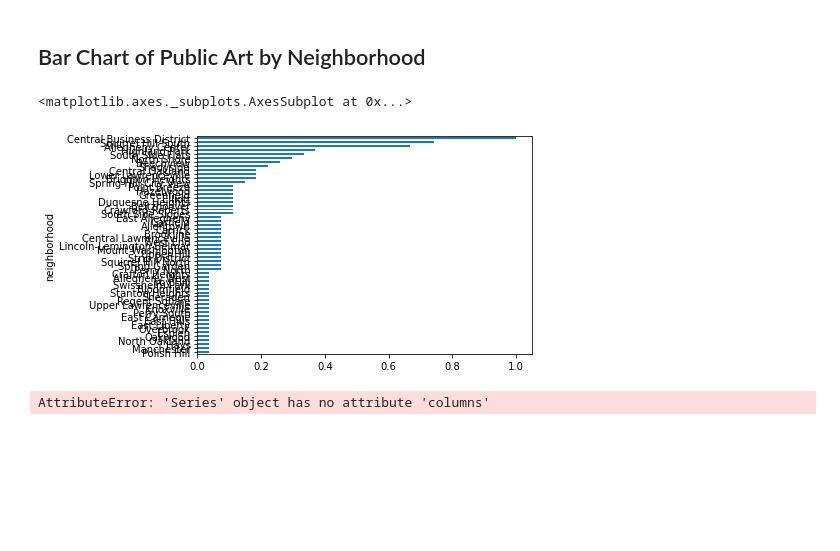
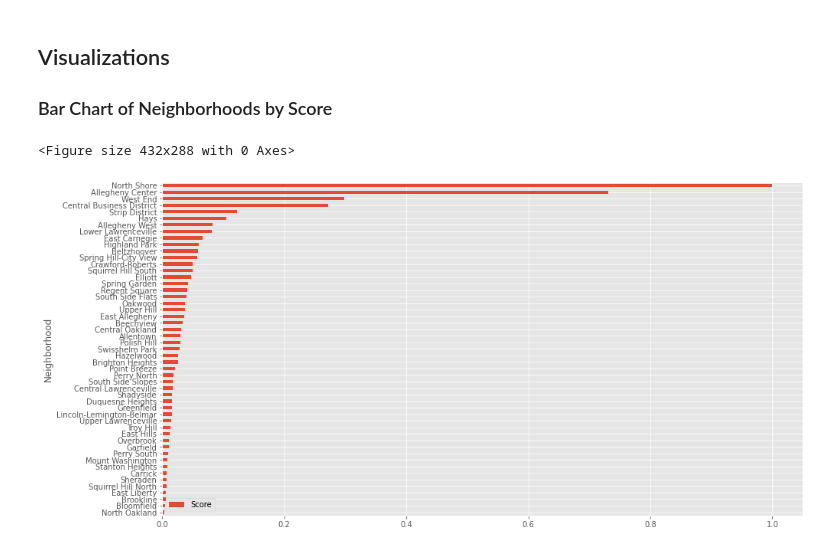
Before and after one commit to jlgingrich/cmpinf0010-final-project, a Jupyter notebook: Liam_Notebook.ipynb, the cells around one changed output. Cells and saved outputs as stored; diff of their text form; code cells hidden in the pictures; blank space fills up the shorter version.

```diff
--- a/Liam_Notebook.ipynb
+++ b/Liam_Notebook.ipynb
@@ -2,0 +31,6 @@
+# %%
+url = "https://data.wprdc.org/datastore/dump/00d74e83-8a23-486e-841b-286e1332a151"
+public_art_data = pd.read_csv(url)
+public_art_data = public_art_data[["neighborhood","art_type","latitude","longitude"]]
+public_art_data.columns.values[:] = ["Neighborhood","Art Type","Latitude","Longitude"]
+public_art_data.head()
@@ -29,0 +64,2 @@ public_art_data = pd.read_csv(url)
+# %%
+public_art_data = public_art_data[public_art_data["Art Type"] != "Non-City Owned"]
@@ -29,0 +72,5 @@ public_art_data = pd.read_csv(url)
+# %%
+art_data_counts = public_art_data.groupby(["Neighborhood"]).size().to_frame().reset_index().rename(columns={0:"Count"})
+combined_data = population_data.merge(art_data_counts, how="left").fillna(0)
+combined_data["Weight"] = combined_data["Count"]/combined_data["Population"]
+combined_data.head()
@@ -29,0 +86,4 @@ public_art_data = pd.read_csv(url)
+# %%
+combined_data["Score"] = (combined_data["Weight"] / combined_data["Weight"].max())
+combined_data.to_csv("data.csv")
+combined_data.head()
@@ -30,2 +97,4 @@ public_art_data = pd.read_csv(url)
 # %% [markdown]
-## Bar Chart of Public Art by Neighborhood
+## Visualizations
+
+### Bar Chart of Neighborhoods by Score
@@ -35,9 +100,0 @@ normalized_neighborhood_artworks=(neighborhood_artworks / neighborhood_artworks.
-# %%
-normalized_neighborhood_artworks.plot.barh()
-# %% [output]
-<matplotlib.axes._subplots.AxesSubplot at 0x...>
-[figure, removed]
-# %%
-normalized_neighborhood_artworks
-# %% [output]
-AttributeError: 'Series' object has no attribute 'columns'
@@ -45,0 +101,9 @@ normalized_neighborhood_artworks.to_csv("public_art.csv")
+# %%
+plt.tight_layout()
+plt.style.use("ggplot")
+plottable_values = combined_data[combined_data["Score"] > 0].sort_values("Score")
+plottable_values.plot.barh(x="Neighborhood",y="Score",figsize=(15,8))
+plt.savefig("chart.png")
+# %% [output]
+<Figure size 432x288 with 0 Axes>
+[figure, added]
```
Also changed, not shown: parts of 25 cells of this notebook, 4 other files.
